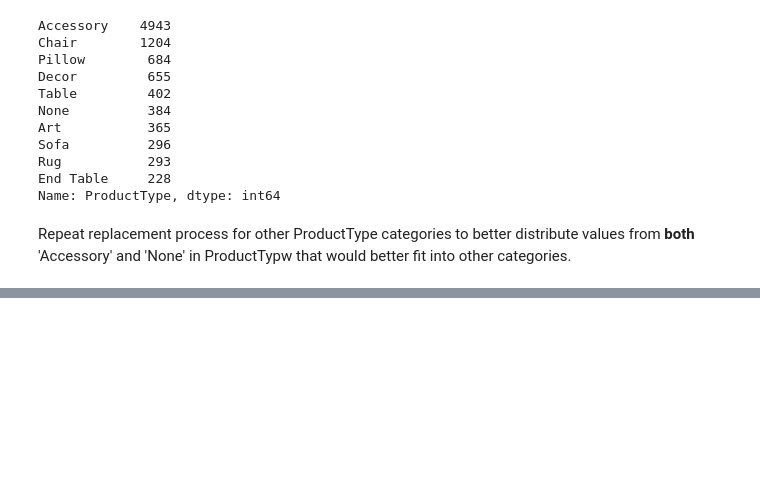
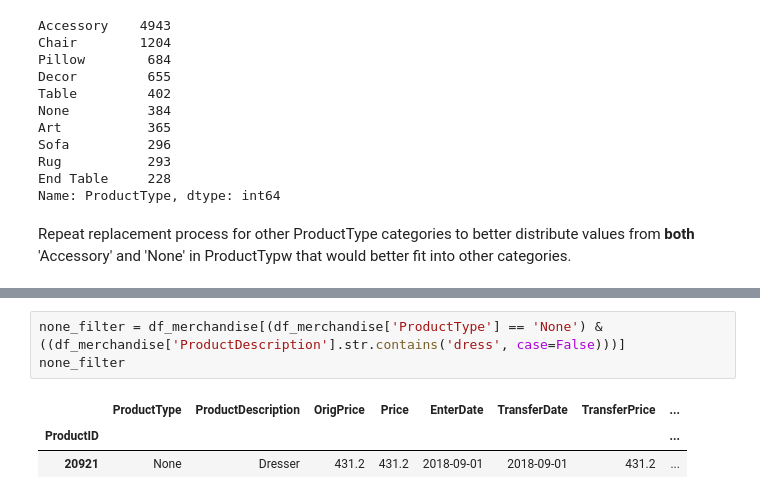
Before and after one commit to zachcornelison/K-N-Sales-Analytics, a Jupyter notebook: KN-Analytics-Merchandise.ipynb, the cells around one changed output, grey strips where cells are left out. Cells and saved outputs as stored; diff of their text form; blank space fills up the shorter version.

```diff
--- a/KN-Analytics-Merchandise.ipynb
+++ b/KN-Analytics-Merchandise.ipynb
@@ -606,0 +675,7 @@ Name: ProductType, dtype: int64
+# %%
+none_filter = df_merchandise[(df_merchandise['ProductType'] == 'None') & ((df_merchandise['ProductDescription'].str.contains('dress', case=False)))]
+none_filter
+# %% [output]
+|  | ProductType | ProductDescription | OrigPrice | Price | EnterDate | TransferDate | TransferPrice | ... |
+| ProductID |  |  |  |  |  |  |  | ... |
+| 20921 | None | Dresser | 431.2 | 431.2 | 2018-09-01 | 2018-09-01 | 431.2 | ... |
```
Also changed, not shown: parts of 29 cells of this notebook.
